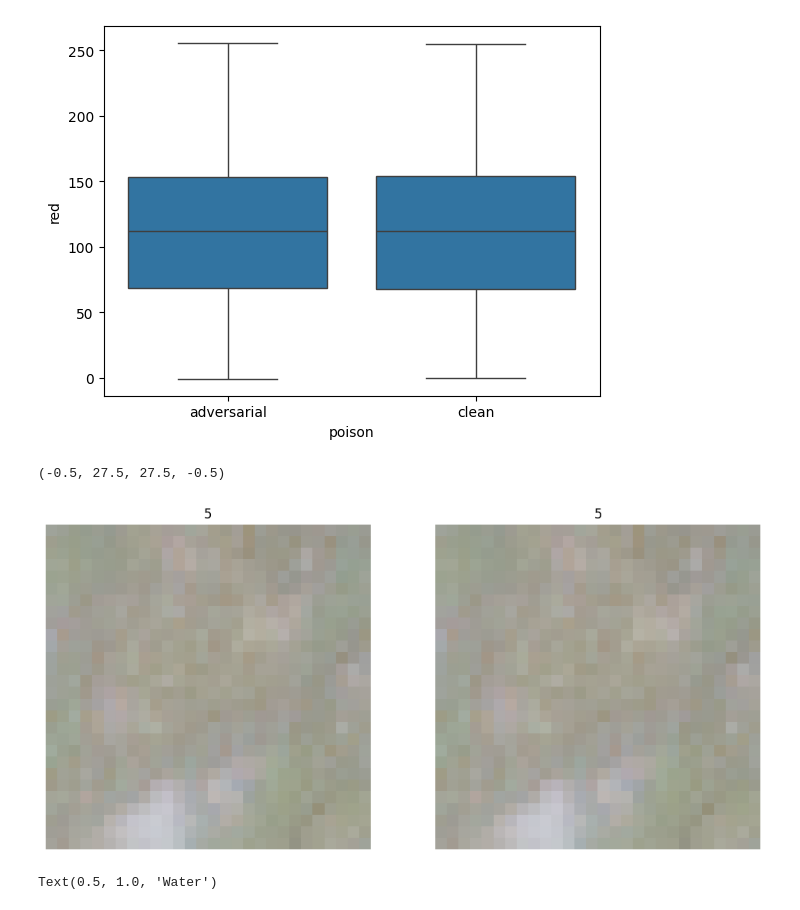
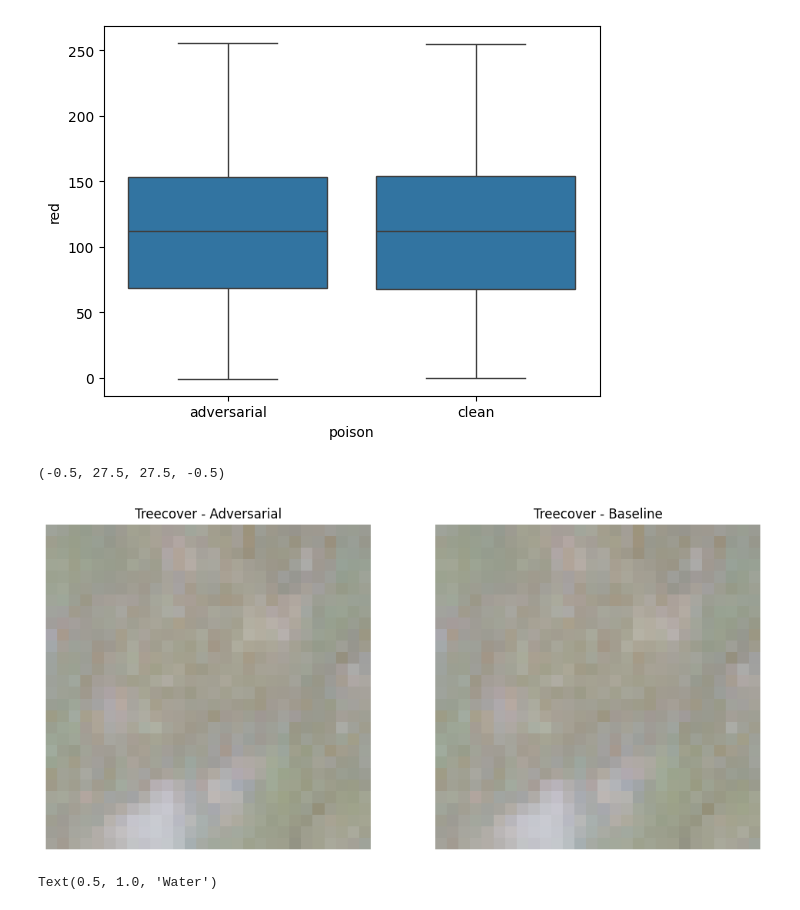
Before and after one commit to sgmurphy00/TOOLS1, a Jupyter notebook: Colab_Final_Implementation.ipynb, the cells around one changed output. Cells and saved outputs as stored; diff of their text form; code cells hidden in the pictures.

```diff
--- a/Colab_Final_Implementation.ipynb
+++ b/Colab_Final_Implementation.ipynb
@@ -209,12 +209,11 @@ np.random.seed(seed_value)
 import tensorflow as tf
 tf.random.set_seed(seed_value)
 # %%
-epsilon=0.75
+
 x_test_lim = x_test[:15000]
 y_test_lim = y_test[:15000]
 x_train_lim = x_train[:15000]
 y_train_lim = y_train[:15000]
-#train_and_test('v0.1', modelv1, x_train_lim, y_train_lim, x_test_lim, y_test_lim, epochs=5)
 # %%
 # Compiling Modelv1
 
@@ -304,5 +303,3 @@ def fgsm_attack(model, images, labels, epsilon):
     # adversarial_images = tf.clip_by_value(adversarial_images, 0, 1)  # Adjust based on normalization
 
     return adversarial_images
-# %%
-adversarial_images = fgsm_attack(modelv1, x_test_lim, y_test_lim, epsilon)
@@ -316,0 +306,9 @@ Adversarial acc: 0.954200029373169
+# %%
+epsilon=[0.01,0.02,0.04,0.06,0.08,1.0,1.5,2,2.5,3,3.5,4,5,6,8,10,12,15,17,20,22,25,30]
+loss_log = []
+accuracy_log = []
+for i in epsilon:
+  adversarial_images = fgsm_attack(modelv1, x_test_lim, y_test_lim, i)
+  loss,accuracy = modelv1.evaluate(adversarial_images, y_test_lim)
+  loss_log.append(loss)
+  accuracy_log.append(accuracy)
@@ -366,20 +407,20 @@ plt.show()
 # %%
 # side-by-side
 
 fig, axs = plt.subplots(1,2, figsize=(12,6))
 
 # adverse
 axs[0].imshow(adverse_numpy_viz[128])
-axs[0].set_title(y_test_lim[128])
+axs[0].set_title(class_names[y_test_lim[128]] + " - Adversarial")
 axs[0].axis('off')
 
 # clean
 axs[1].imshow(x_test_lim[128])
-axs[1].set_title(y_test_lim[128])
+axs[1].set_title(class_names[y_test_lim[128]] + " - Baseline")
 axs[1].axis('off')
 # %% [output]
 (-0.5, 27.5, 27.5, -0.5)
-[figure, old version]
+[figure, new version]
 # %%
 # This Code Block Highlights examples of images from each class
 
```
Also changed, not shown: parts of 18 cells of this notebook.
